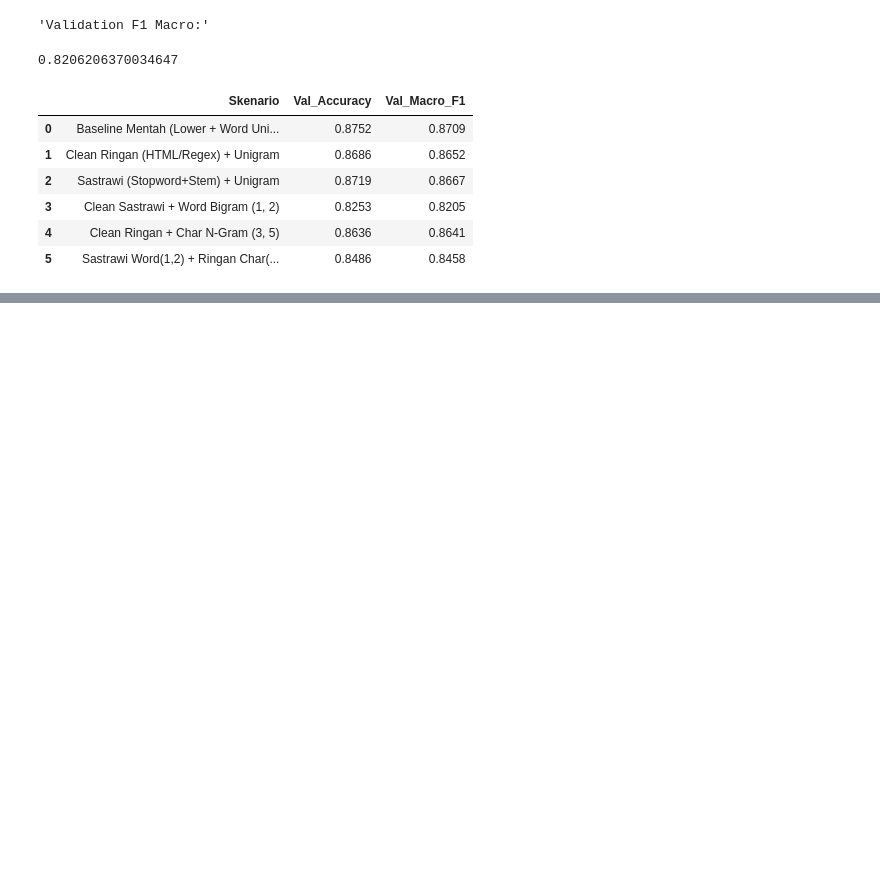
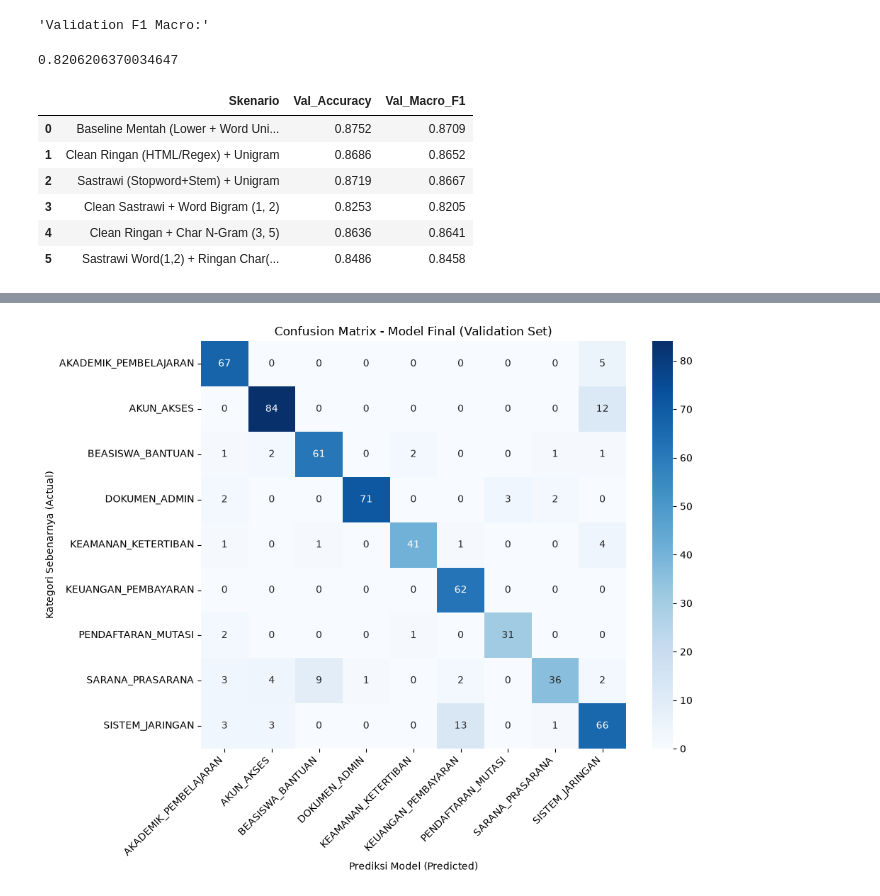
Before and after one commit to inggritsetyabudi/lks-ai-lab, a Jupyter notebook: LKS_LAB.ipynb, the cells around one changed output, grey strips where cells are left out. Saved outputs shown, nothing was run; the diff lists cells and outputs as text; code cells hidden in the pictures; blank space fills up the shorter version.

```diff
--- a/LKS_LAB.ipynb
+++ b/LKS_LAB.ipynb
@@ -654,0 +663,10 @@ for name, clf in models.items():
+# %%
+pipe_svc = Pipeline([
+    ('fitur', best_extractor),
+    ('clf', LinearSVC(class_weight='balanced', C=0.5, random_state=42))
+])
+pipe_svc.fit(X_train, y_train)
+
+pred_val = pipe_svc.predict(X_val)
+print("Validation Accuracy :", round(accuracy_score(y_val, pred_val), 4))
+print("Validation Macro-F1 :", round(f1_score(y_val, pred_val, average='macro'), 4))
@@ -654,0 +676,11 @@ for name, clf in models.items():
+# %%
+X_train_fitur = best_extractor.fit_transform(X_train)
+X_val_fitur   = best_extractor.transform(X_val)
+
+for c_val in [0.05, 0.1, 0.2, 0.3, 0.5, 1.0]:
+    clf_uji = LinearSVC(C=c_val, class_weight='balanced', random_state=42)
+    clf_uji.fit(X_train_fitur, y_train)
+    pred = clf_uji.predict(X_val_fitur)
+    m_f1 = f1_score(y_val, pred, average='macro')
+    acc  = accuracy_score(y_val, pred)
+    print(f"C = {c_val:4.2f} | Val Accuracy: {acc:.4f} | Val Macro-F1: {m_f1:.4f}")
@@ -655,3 +694,7 @@ for name, clf in models.items():
 # %%
-df_cvr = pd.DataFrame(cross_val_res)
-display(df_cvr)
+model_final=Pipeline([
+    ('feature', best_extractor),
+    ('clf', LinearSVC(C=1.0, class_weight='balanced', random_state=42))
+])
+model_final.fit(X_train, y_train)
+val_pred = model_final.predict(X_val)
@@ -691,0 +730,17 @@ Skor CV F1-Macro Terbaik: 1.0
+# %%
+kelas_urut = sorted(y_val.unique())
+cm = confusion_matrix(y_val, val_pred, labels=kelas_urut)
+
+plt.figure(figsize=(10, 8))
+sns.heatmap(
+    cm, annot=True, fmt='d', cmap='Blues',
+    xticklabels=kelas_urut, yticklabels=kelas_urut
+)
+plt.title('Confusion Matrix - Model Final (Validation Set)')
+plt.ylabel('Kategori Sebenarnya (Actual)')
+plt.xlabel('Prediksi Model (Predicted)')
+plt.xticks(rotation=45, ha='right')
+plt.tight_layout()
+plt.show()
+# %% [output]
+[figure, added]
```
Also changed, not shown: parts of 8 cells of this notebook.
